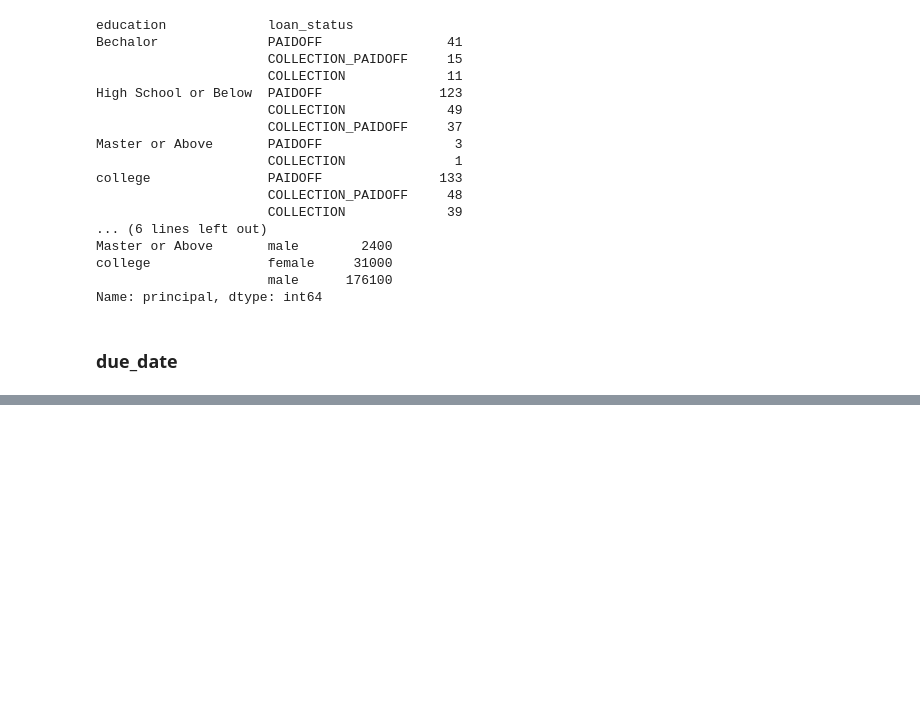
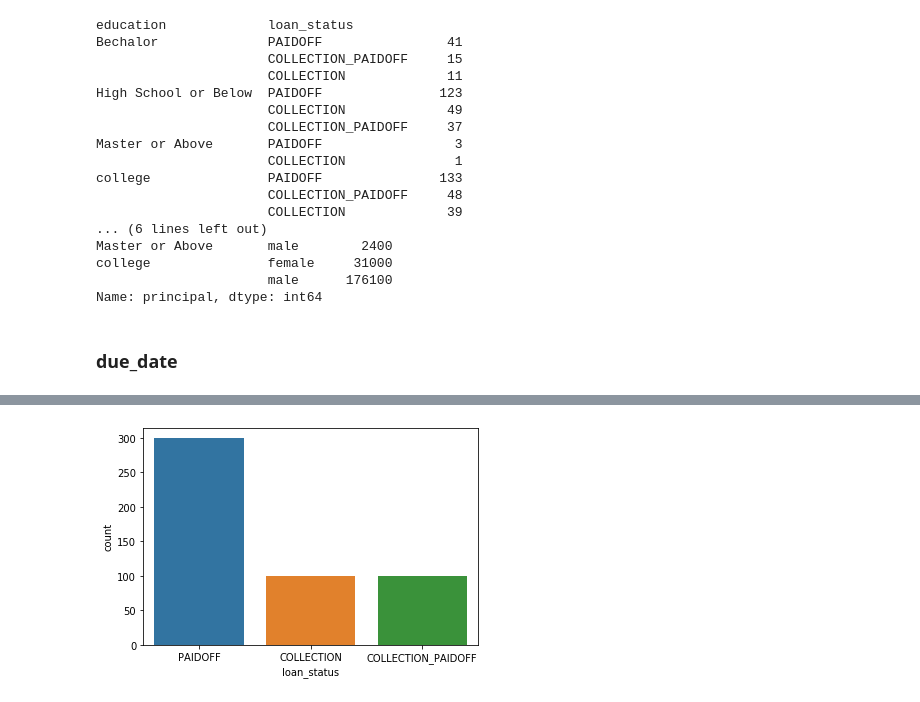
Before and after one commit to choisawyou/Kaggle, a Jupyter notebook: loan_data/loan_data.ipynb, the cells around one changed output, grey strips where cells are left out. Cells and saved outputs as stored; diff of their text form; code cells hidden in the pictures; blank space fills up the shorter version.

Commit message:
loan_data_python

```diff
--- a/loan_data/loan_data.ipynb
+++ b/loan_data/loan_data.ipynb
@@ -569,0 +678,4 @@ Name: principal, dtype: int64
+# %%
+#load id drop  cause it is just an index
+
+data = data.drop('loan_id',axis=1)
@@ -569,0 +698,4 @@ Name: principal, dtype: int64
+# %%
+#결측치 제거
+
+data.drop(['paid_off_time','past_due_days'],axis=1,inplace = True)
@@ -569,0 +714,5 @@ Name: principal, dtype: int64
+# %%
+sns.countplot(data['loan_status'])
+plt.show() #생략가능
+# %% [output]
+[figure, added]
```
Also changed, not shown: parts of 37 cells of this notebook.
